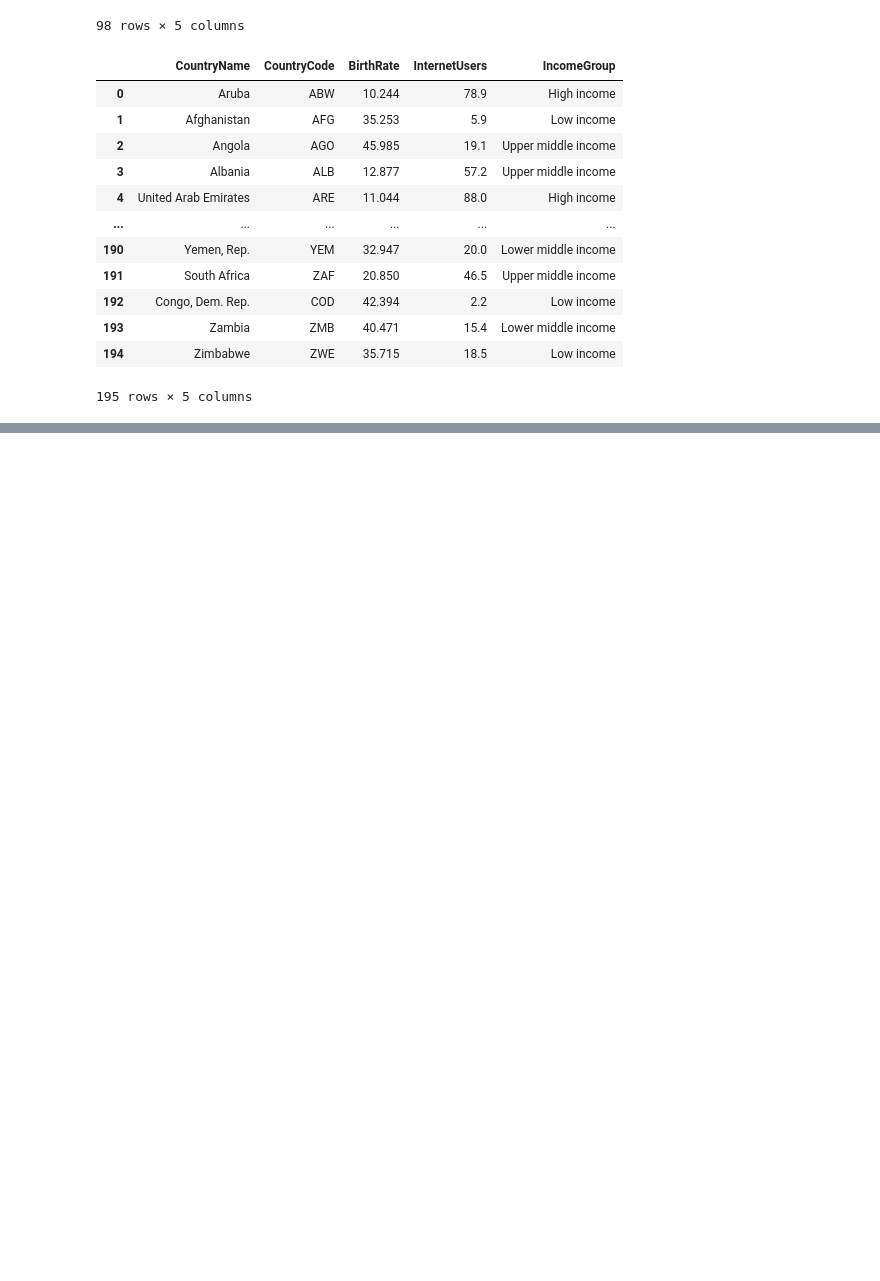
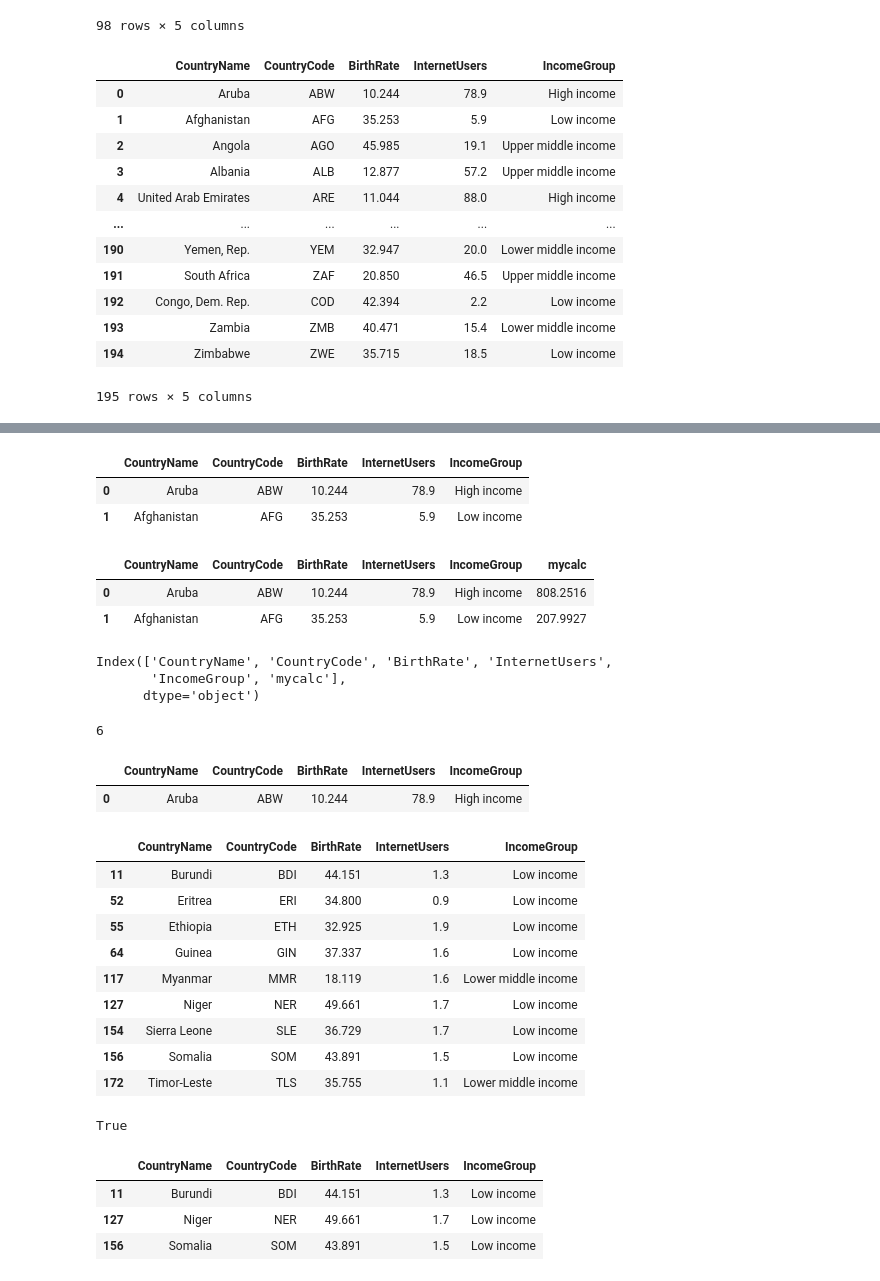
Before and after one commit to mayurkamane19/Numpy, a Jupyter notebook: pandas workshop.ipynb, the cells around one changed output, grey strips where cells are left out. Cells and saved outputs as stored; diff of their text form; code cells hidden in the pictures; blank space fills up the shorter version.

```diff
--- a/pandas workshop.ipynb
+++ b/pandas workshop.ipynb
@@ -340,0 +382,6 @@ stats[0:200]
+# %%
+stats.head(2)
+# %% [output]
+|  | CountryName | CountryCode | BirthRate | InternetUsers | IncomeGroup |
+| 0 | Aruba | ABW | 10.244 | 78.9 | High income |
+| 1 | Afghanistan | AFG | 35.253 | 5.9 | Low income |
@@ -340,0 +390,16 @@ stats[0:200]
+# %%
+stats.head(2)
+# %% [output]
+|  | CountryName | CountryCode | BirthRate | InternetUsers | IncomeGroup | mycalc |
+| 0 | Aruba | ABW | 10.244 | 78.9 | High income | 808.2516 |
+| 1 | Afghanistan | AFG | 35.253 | 5.9 | Low income | 207.9927 |
+# %%
+stats.columns
+# %% [output]
+Index(['CountryName', 'CountryCode', 'BirthRate', 'InternetUsers',
+       'IncomeGroup', 'mycalc'],
+      dtype='object')
+# %%
+len(stats.columns)
+# %% [output]
+6
@@ -340,0 +408,29 @@ stats[0:200]
+# %%
+stats.head(1)
+# %% [output]
+|  | CountryName | CountryCode | BirthRate | InternetUsers | IncomeGroup |
+| 0 | Aruba | ABW | 10.244 | 78.9 | High income |
+# %%
+stats[stats["InternetUsers"] < 2]
+# %% [output]
+|  | CountryName | CountryCode | BirthRate | InternetUsers | IncomeGroup |
+| 11 | Burundi | BDI | 44.151 | 1.3 | Low income |
+| 52 | Eritrea | ERI | 34.800 | 0.9 | Low income |
+| 55 | Ethiopia | ETH | 32.925 | 1.9 | Low income |
+| 64 | Guinea | GIN | 37.337 | 1.6 | Low income |
+| 117 | Myanmar | MMR | 18.119 | 1.6 | Lower middle income |
+| 127 | Niger | NER | 49.661 | 1.7 | Low income |
+| 154 | Sierra Leone | SLE | 36.729 | 1.7 | Low income |
+| 156 | Somalia | SOM | 43.891 | 1.5 | Low income |
+| 172 | Timor-Leste | TLS | 35.755 | 1.1 | Lower middle income |
+# %%
+len(stats["BirthRate"]) > 40
+# %% [output]
+True
+# %%
+stats[(stats["BirthRate"] > 40) & (stats["InternetUsers"] < 2)]
+# %% [output]
+|  | CountryName | CountryCode | BirthRate | InternetUsers | IncomeGroup |
+| 11 | Burundi | BDI | 44.151 | 1.3 | Low income |
+| 127 | Niger | NER | 49.661 | 1.7 | Low income |
+| 156 | Somalia | SOM | 43.891 | 1.5 | Low income |
```
Also changed, not shown: parts of 16 cells of this notebook.
